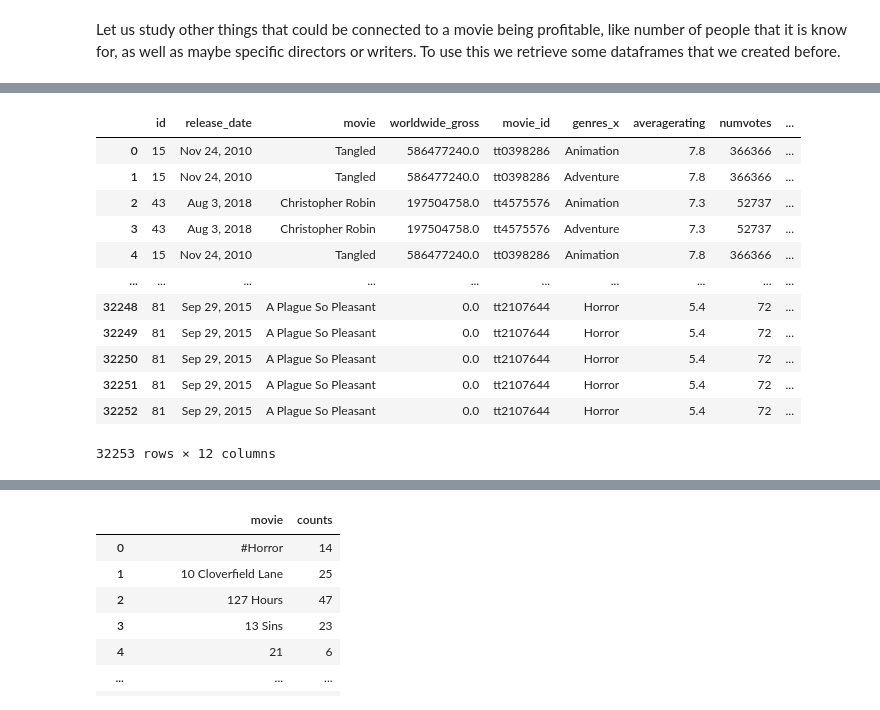
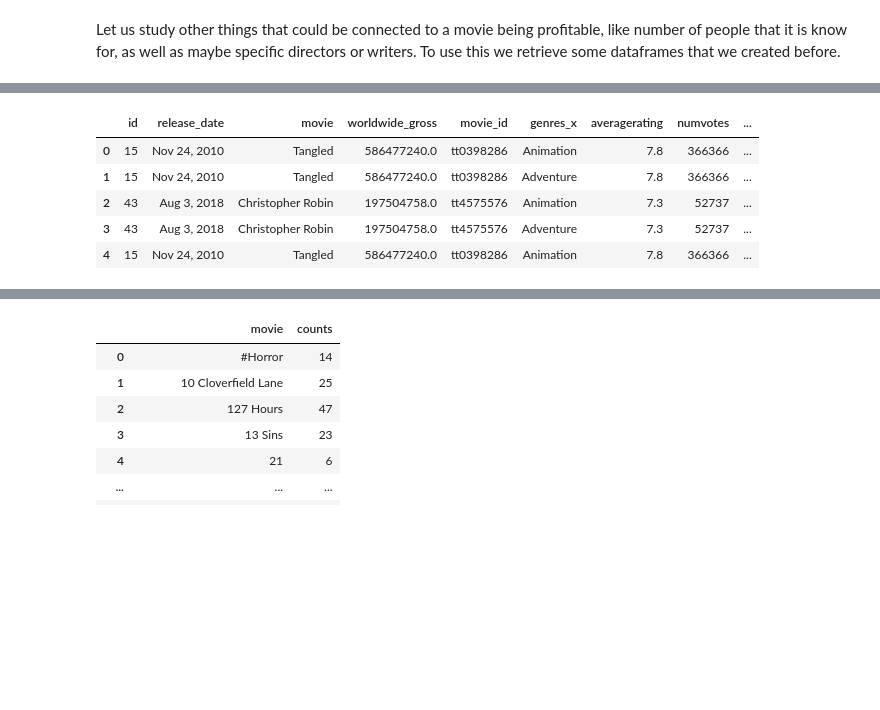
Before and after one commit to MNLKuzmin/dsc-project-genrestudy, a Jupyter notebook: A Genre Study first draft-skimmed down version.ipynb, the cells around one changed output, grey strips where cells are left out. Cells and saved outputs as stored; diff of their text form; code cells hidden in the pictures; blank space fills up the shorter version.

```diff
--- a/A Genre Study first draft-skimmed down version.ipynb
+++ b/A Genre Study first draft-skimmed down version.ipynb
@@ -480,21 +468,14 @@ people_df=pd.merge(first_df, persons_df, on='person_id', how='inner')
 # %%
 people_df=people_df.drop(columns=['production_budget', 'domestic_gross','domestic_net','worldwide_net','start_year','primary_title','original_title','runtime_minutes','genres_y','death_year'])
 # %%
-people_df
+people_df.head()
 # %% [output]
 |  | id | release_date | movie | worldwide_gross | movie_id | genres_x | averagerating | numvotes | ... |
 | 0 | 15 | Nov 24, 2010 | Tangled | 586477240.0 | tt0398286 | Animation | 7.8 | 366366 | ... |
 | 1 | 15 | Nov 24, 2010 | Tangled | 586477240.0 | tt0398286 | Adventure | 7.8 | 366366 | ... |
 | 2 | 43 | Aug 3, 2018 | Christopher Robin | 197504758.0 | tt4575576 | Animation | 7.3 | 52737 | ... |
 | 3 | 43 | Aug 3, 2018 | Christopher Robin | 197504758.0 | tt4575576 | Adventure | 7.3 | 52737 | ... |
 | 4 | 15 | Nov 24, 2010 | Tangled | 586477240.0 | tt0398286 | Animation | 7.8 | 366366 | ... |
-| ... | ... | ... | ... | ... | ... | ... | ... | ... | ... |
-| 32248 | 81 | Sep 29, 2015 | A Plague So Pleasant | 0.0 | tt2107644 | Horror | 5.4 | 72 | ... |
-| 32249 | 81 | Sep 29, 2015 | A Plague So Pleasant | 0.0 | tt2107644 | Horror | 5.4 | 72 | ... |
-| 32250 | 81 | Sep 29, 2015 | A Plague So Pleasant | 0.0 | tt2107644 | Horror | 5.4 | 72 | ... |
-| 32251 | 81 | Sep 29, 2015 | A Plague So Pleasant | 0.0 | tt2107644 | Horror | 5.4 | 72 | ... |
-| 32252 | 81 | Sep 29, 2015 | A Plague So Pleasant | 0.0 | tt2107644 | Horror | 5.4 | 72 | ... |
-32253 rows × 12 columns
 # %%
 #table=pd.pivot_table(people_df,index=['movie','primary_name'])
 #table[0:50]
```
Also changed, not shown: parts of 37 cells of this notebook.
